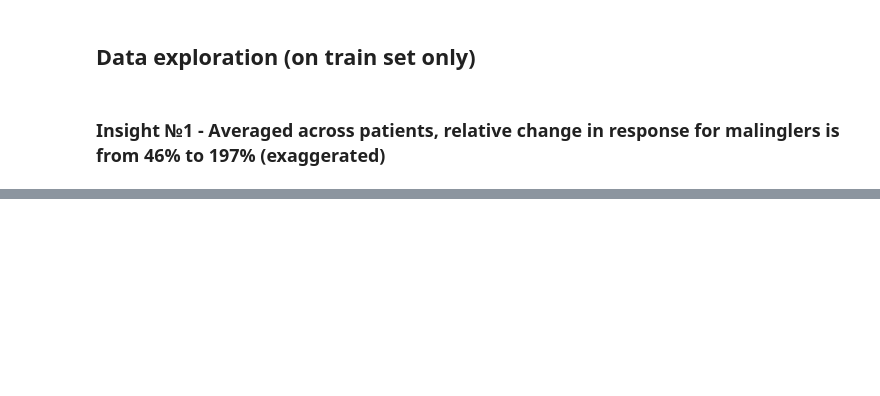
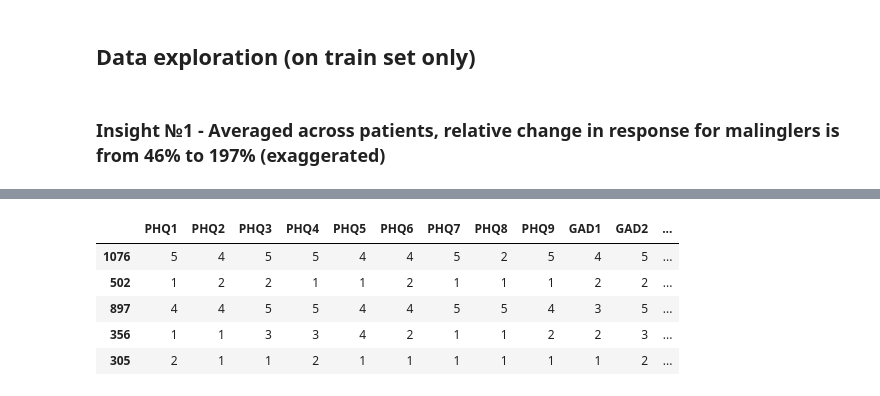
Before and after one commit to PashaIanko/Robust-Feature-Selection, a Jupyter notebook: main.ipynb, the cells around one changed output, grey strips where cells are left out. Drawn from its saved outputs; the diff is of its cells as text; code cells hidden in the pictures; blank space fills up the shorter version.

```diff
--- a/main.ipynb
+++ b/main.ipynb
@@ -165,0 +284,9 @@ print(responses.relative_delta.max(), responses.relative_delta.min())
+# %%
+df_train.head()
+# %% [output]
+|  | PHQ1 | PHQ2 | PHQ3 | PHQ4 | PHQ5 | PHQ6 | PHQ7 | PHQ8 | PHQ9 | GAD1 | GAD2 | ... |
+| 1076 | 5 | 4 | 5 | 5 | 4 | 4 | 5 | 2 | 5 | 4 | 5 | ... |
+| 502 | 1 | 2 | 2 | 1 | 1 | 2 | 1 | 1 | 1 | 2 | 2 | ... |
+| 897 | 4 | 4 | 5 | 5 | 4 | 4 | 5 | 5 | 4 | 3 | 5 | ... |
+| 356 | 1 | 1 | 3 | 3 | 4 | 2 | 1 | 1 | 2 | 2 | 3 | ... |
+| 305 | 2 | 1 | 1 | 2 | 1 | 1 | 1 | 1 | 1 | 1 | 2 | ... |
```
Also changed, not shown: parts of 12 cells of this notebook.
